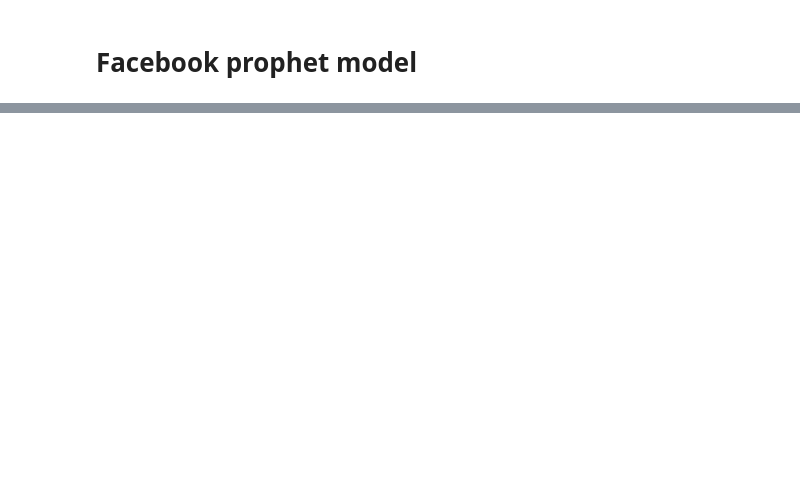
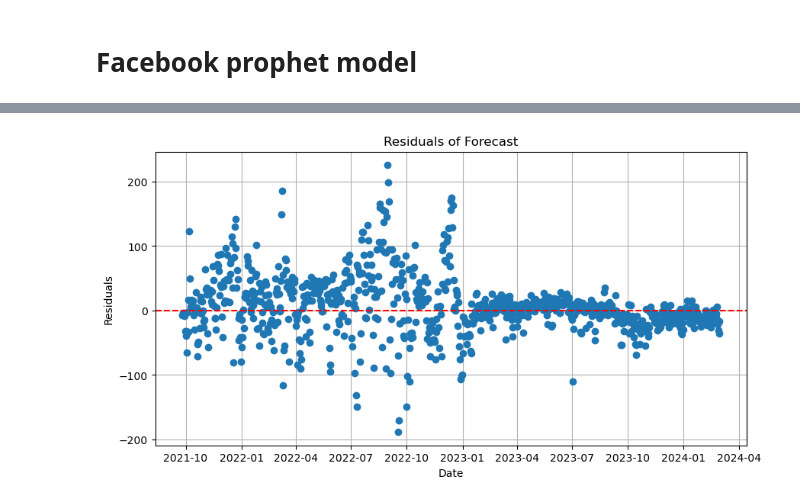
Before and after one commit to stefgr1/Prediction_of_energy_prices, a Jupyter notebook: predictions/Prophet/prophet.ipynb, the cells around one changed output, grey strips where cells are left out. Cells and saved outputs as stored; diff of their text form; code cells hidden in the pictures; blank space fills up the shorter version.

```diff
--- a/predictions/Prophet/prophet.ipynb
+++ b/predictions/Prophet/prophet.ipynb
@@ -22,0 +254,13 @@ FileNotFoundError: [Errno 2] No such file or directory: '../../data/Final_data/f
+# %%
+# Plot residuals
+residuals = test_df['y'] - test_forecast['yhat']
+plt.figure(figsize=(10, 5))
+plt.plot(test_df['ds'], residuals, marker='o', linestyle='')
+plt.axhline(0, color='r', linestyle='--')
+plt.title('Residuals of Forecast')
+plt.xlabel('Date')
+plt.ylabel('Residuals')
+plt.grid(True)
+plt.show()
+# %% [output]
+[figure, added]
```
Also changed, not shown: parts of 18 cells of this notebook, 1 other file.
